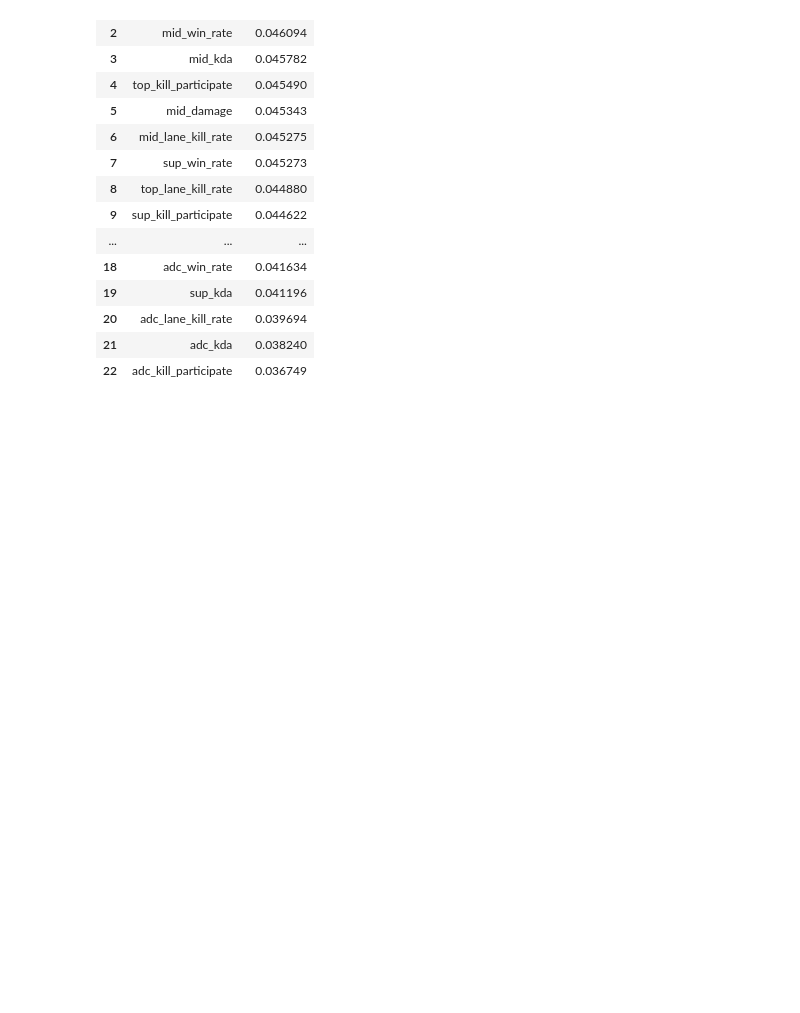
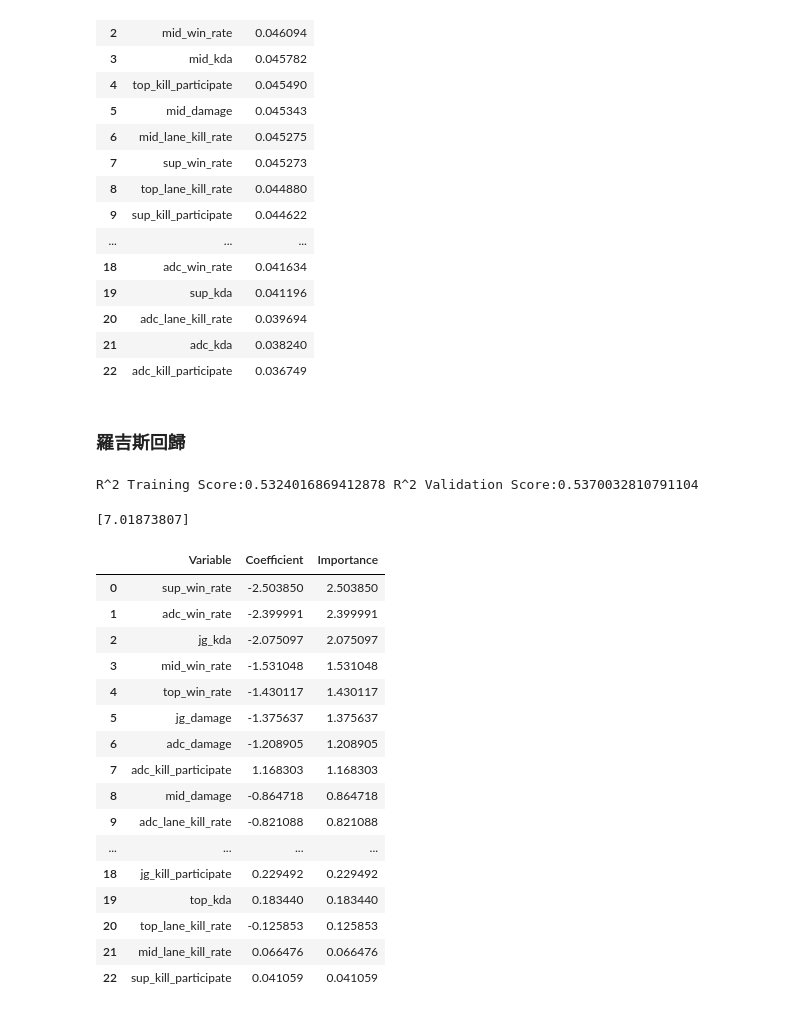
Before and after one commit to jerrylin0505/NCCU_ComputerProgram, a Jupyter notebook: 期末/model1.ipynb, the cells around one changed output. Saved outputs shown, nothing was run; the diff lists cells and outputs as text; code cells hidden in the pictures; blank space fills up the shorter version.

```diff
--- a/期末/model1.ipynb
+++ b/期末/model1.ipynb
@@ -170,3 +228,5 @@ R^2 Training Score:0.9864856168350602 R^2 Validation Score:0.5038279256288735
 | 20 | adc_lane_kill_rate | 0.039694 |
 | 21 | adc_kda | 0.038240 |
 | 22 | adc_kill_participate | 0.036749 |
+# %% [markdown]
+### 羅吉斯回歸
@@ -172,0 +237,41 @@ R^2 Training Score:0.9864856168350602 R^2 Validation Score:0.5038279256288735
+# %%
+lr= LogisticRegression(C=5,
+                        n_jobs=1,
+                        random_state=22,
+                        class_weight='balanced'
+                        )
+lr.fit(x_train, y_train)
+# Scoring
+train_score = cross_val_score(lr, x_train, y_train, cv=10).mean()
+test_score = lr.score(x_test, y_test)
+print('R^2 Training Score:{}'.format(train_score),'R^2 Validation Score:{}'.format(test_score))
+# %% [output]
+R^2 Training Score:0.5324016869412878 R^2 Validation Score:0.5370032810791104
+# %%
+print(lr.intercept_)
+
+lr_result = pd.concat((pd.DataFrame(X.columns, columns = ['Variable']),
+                pd.DataFrame(lr.coef_.T, columns = ['Coefficient']),
+                pd.DataFrame(abs(lr.coef_.T), columns = ['Importance'])),
+                axis = 1).sort_values(by='Importance', ascending = False)
+
+lr_result.reset_index().drop(["index"],axis=1)
+# %% [output]
+[7.01873807]
+|  | Variable | Coefficient | Importance |
+| 0 | sup_win_rate | -2.503850 | 2.503850 |
+| 1 | adc_win_rate | -2.399991 | 2.399991 |
+| 2 | jg_kda | -2.075097 | 2.075097 |
+| 3 | mid_win_rate | -1.531048 | 1.531048 |
+| 4 | top_win_rate | -1.430117 | 1.430117 |
+| 5 | jg_damage | -1.375637 | 1.375637 |
+| 6 | adc_damage | -1.208905 | 1.208905 |
+| 7 | adc_kill_participate | 1.168303 | 1.168303 |
+| 8 | mid_damage | -0.864718 | 0.864718 |
+| 9 | adc_lane_kill_rate | -0.821088 | 0.821088 |
+| ... | ... | ... | ... |
+| 18 | jg_kill_participate | 0.229492 | 0.229492 |
+| 19 | top_kda | 0.183440 | 0.183440 |
+| 20 | top_lane_kill_rate | -0.125853 | 0.125853 |
+| 21 | mid_lane_kill_rate | 0.066476 | 0.066476 |
+| 22 | sup_kill_participate | 0.041059 | 0.041059 |
```
Also changed, not shown: parts of 17 cells of this notebook, 10 other files.
